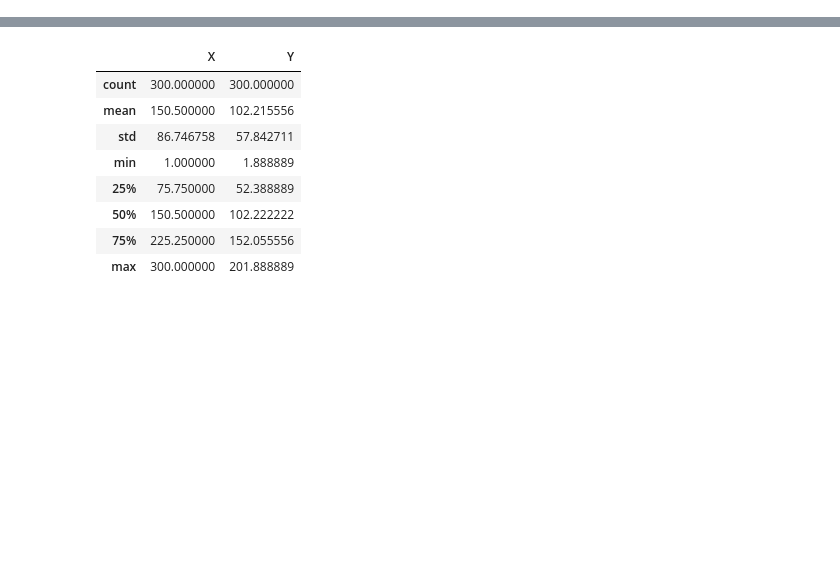
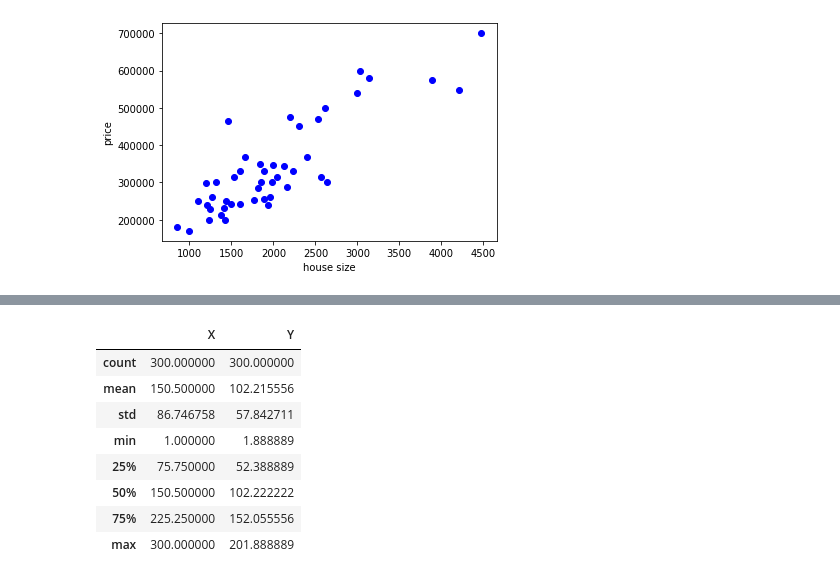
Before and after one commit to amangoyal05/SimpleLinearRegression, a Jupyter notebook: simplelinear.ipynb, the cells around one changed output, grey strips where cells are left out. Drawn from its saved outputs; the diff is of its cells as text; code cells hidden in the pictures; blank space fills up the shorter version.

```diff
--- a/simplelinear.ipynb
+++ b/simplelinear.ipynb
@@ -148,0 +142,6 @@ warnings.filterwarnings('ignore')
+# %%
+def plot_cost(J_all, num_epochs):
+    plt.xlabel('Epochs')
+    plt.ylabel('Cost')
+    plt.plot(num_epochs, J_all, 'm', linewidth = "5")
+    plt.show()
@@ -148,0 +152,7 @@ warnings.filterwarnings('ignore')
+# %%
+def test(theta, x):
+    x[0] = (x[0] - mu[0])/std[0]
+    x[1] = (x[1] - mu[1])/std[1]
+
+    y = theta[0] + theta[1]*x[0] + theta[2]*x[1]
+    print("Price of house: ", y)
@@ -148,0 +161,83 @@ warnings.filterwarnings('ignore')
+# %%
+#variables to store mean and standard deviation for each feature
+mu = []
+std = []
+
+def load_data(filename):
+    df = pd.read_csv(filename, sep=",", index_col=False)
+    df.columns = ["housesize", "rooms", "price"]
+    data = np.array(df, dtype=float)
+    plot_data(data[:,:2], data[:, -1])
+    normalize(data)
+    return data[:,:2], data[:, -1]
+
+def plot_data(x, y):
+    plt.xlabel('house size')
+    plt.ylabel('price')
+    plt.plot(x[:,0], y, 'bo')
+    plt.show()
+
+def normalize(data):
+    for i in range(0,data.shape[1]-1):
+        data[:,i] = ((data[:,i] - np.mean(data[:,i]))/np.std(data[:, i]))
+        mu.append(np.mean(data[:,i]))
+        std.append(np.std(data[:, i]))
+
+
+def h(x,theta):
+    return np.matmul(x, theta)
+
+def cost_function(x, y, theta):
+    return ((h(x, theta)-y).T@(h(x, theta)-y))/(2*y.shape[0])
+
+def gradient_descent(x, y, theta, learning_rate=0.1, num_epochs=10):
+    m = x.shape[0]
+    J_all = []
+
+    for _ in range(num_epochs):
+        h_x = h(x, theta)
+        cost_ = (1/m)*(x.T@(h_x - y))
+        theta = theta - (learning_rate)*cost_
+        J_all.append(cost_function(x, y, theta))
+
+    return theta, J_all
+
+def plot_cost(J_all, num_epochs):
+    plt.xlabel('Epochs')
+    plt.ylabel('Cost')
+    plt.plot(num_epochs, J_all, 'm', linewidth = "5")
+    plt.show()
+
+def test(theta, x):
+    x[0] = (x[0] - mu[0])/std[0]
+    x[1] = (x[1] - mu[1])/std[1]
+
+    y = theta[0] + theta[1]*x[0] + theta[2]*x[1]
+    print("Price of house: ", y)
+
+x,y = load_data("house_price_data.txt")
+y = np.reshape(y, (46,1))
+x = np.hstack((np.ones((x.shape[0],1)), x))
+theta = np.zeros((x.shape[1], 1))
+learning_rate = 0.1
+num_epochs = 50
+theta, J_all = gradient_descent(x, y, theta, learning_rate, num_epochs)
+J = cost_function(x, y, theta)
+print("Cost: ", J)
+print("Parameters: ", theta)
+
+#for testing and plotting cost
+n_epochs = []
+jplot = []
+count = 0
+for i in J_all:
+    jplot.append(i[0][0])
+    n_epochs.append(count)
+    count += 1
+jplot = np.array(jplot)
+n_epochs = np.array(n_epochs)
+plot_cost(jplot, n_epochs)
+
+test(theta, [1600, 3])
+# %% [output]
+[figure, added]
```
Also changed, not shown: parts of 33 cells of this notebook, 1 other file.
